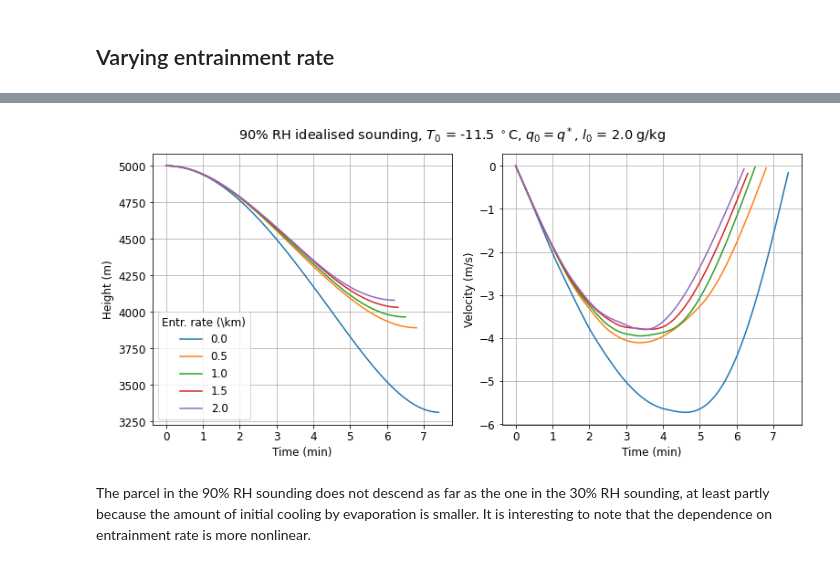
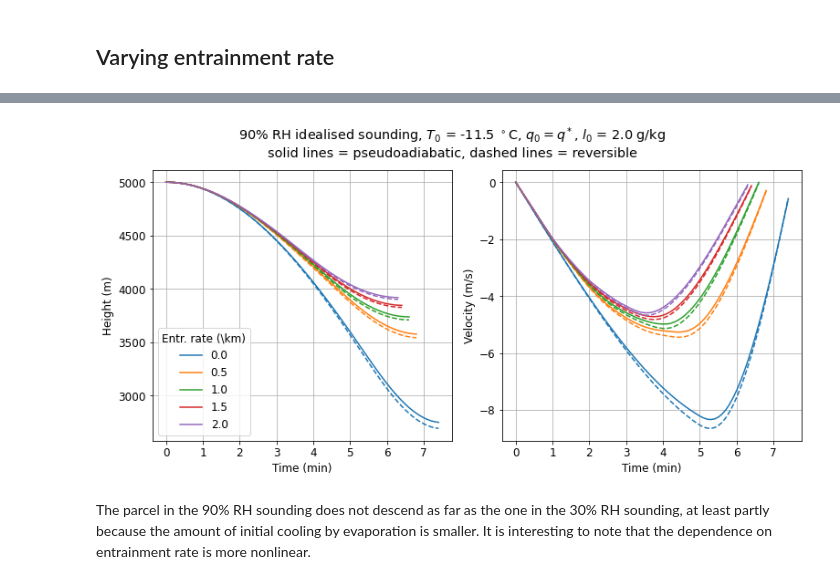
Before and after one commit to tschanzer/taste-of-research-21T3, a Jupyter notebook: notebooks/20211103_idealised_sounding_experiments/20211103_idealised_sounding_experiments.ipynb, the cells around one changed output, grey strips where cells are left out. Cells and saved outputs as stored; diff of their text form; code cells hidden in the pictures.

```diff
--- a/notebooks/20211103_idealised_sounding_experiments/20211103_idealised_sounding_experiments.ipynb
+++ b/notebooks/20211103_idealised_sounding_experiments/20211103_idealised_sounding_experiments.ipynb
@@ -179,0 +182,10 @@ Wall time: 1min 37s
+# %%
+%%time
+sols_reversible = []
+for i, rate in enumerate(rates):
+    sys.stdout.write('\rCalculation {} of {}'.format(i+1, rates.size))
+    sol = parcels[0].motion(
+        time, z_initial, w_initial, t_initial, q_initial, l_initial, rate,
+        kind='reversible', step=5*units.meter)
+    sols_reversible.append(sol)
+sys.stdout.write('\n')
@@ -216,11 +362,12 @@ time = np.arange(0, 10.1, 0.1)*units.minute
 rates = np.arange(0, 2.1, 0.5)/units.km
 l_initial = 2e-3*units.dimensionless
 
-sols = []
+sols_pseudo = []
 for i, rate in enumerate(rates):
     sys.stdout.write('\rCalculation {} of {}'.format(i+1, rates.size))
     sol = parcels[3].motion(
-        time, z_initial, w_initial, t_initial, q_initial, l_initial, rate)
-    sols.append(sol)
+        time, z_initial, w_initial, t_initial, q_initial, l_initial, rate,
+        step=25*units.meter)
+    sols_pseudo.append(sol)
 sys.stdout.write('\n')
 # %% [output]
@@ -229,0 +378,10 @@ Wall time: 1min 59s
+# %%
+%%time
+sols_reversible = []
+for i, rate in enumerate(rates):
+    sys.stdout.write('\rCalculation {} of {}'.format(i+1, rates.size))
+    sol = parcels[3].motion(
+        time, z_initial, w_initial, t_initial, q_initial, l_initial, rate,
+        kind='reversible', step=25*units.meter)
+    sols_reversible.append(sol)
+sys.stdout.write('\n')
@@ -230,31 +392,40 @@ Wall time: 1min 59s
 # %%
 # simple height/velocity plot
 fig = plt.figure(figsize=(11,5))
 ax1 = fig.add_subplot(121)
 ax2 = fig.add_subplot(122)
-for i, sol in enumerate(sols):
+
+for i, sol in enumerate(sols_pseudo):
     ax1.plot(time, sol.height, label=str(rates[i].m))
     ax2.plot(time, sol.velocity)
+
+ax1.set_prop_cycle(None)
+ax2.set_prop_cycle(None)
+
+for i, sol in enumerate(sols_reversible):
+    ax1.plot(time, sol.height, '--')
+    ax2.plot(time, sol.velocity, '--')
 
 ax1.set(
     xlabel='Time (min)',
     ylabel='Height (m)')
 ax2.set(
     xlabel='Time (min)',
     ylabel='Velocity (m/s)')
 lgd = ax1.legend(loc='lower left')
 lgd.set_title('Entr. rate (\km)')
 ax1.grid()
 ax2.grid()
 
 fig.tight_layout()
 fig.suptitle(
     '90% RH idealised sounding, $T_0$ = {:.1f} $^\circ$C, $q_0 = q^*$, '
-    '$l_0$ = {:.1f} g/kg'.format(t_initial.m, l_initial.m*1e3),
-    y=1.05)
+    '$l_0$ = {:.1f} g/kg\nsolid lines = pseudoadiabatic, '
+    'dashed lines = reversible'.format(t_initial.m, l_initial.m*1e3),
+    y=1.1)
 plt.show()
 # %% [output]
-[figure, old version]
+[figure, new version]
 # %% [markdown]
 The parcel in the 90% RH sounding does not descend as far as the one in the 30% RH sounding, at least partly because the amount of initial cooling by evaporation is smaller. It is interesting to note that the dependence on entrainment rate is more nonlinear.
 # %% [markdown]
```
Also changed, not shown: parts of 21 cells of this notebook, 1 other file.
